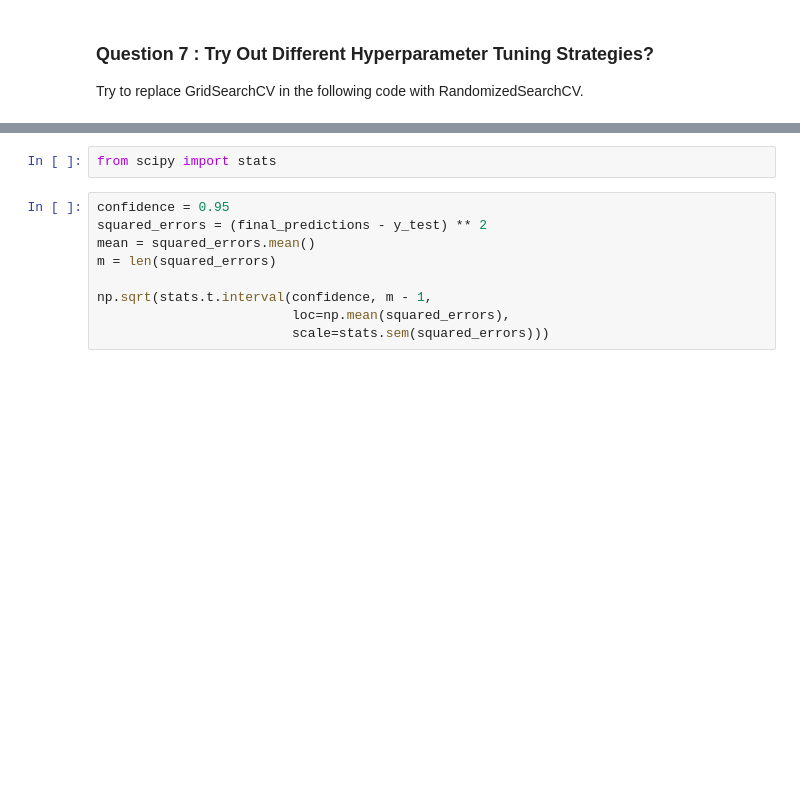
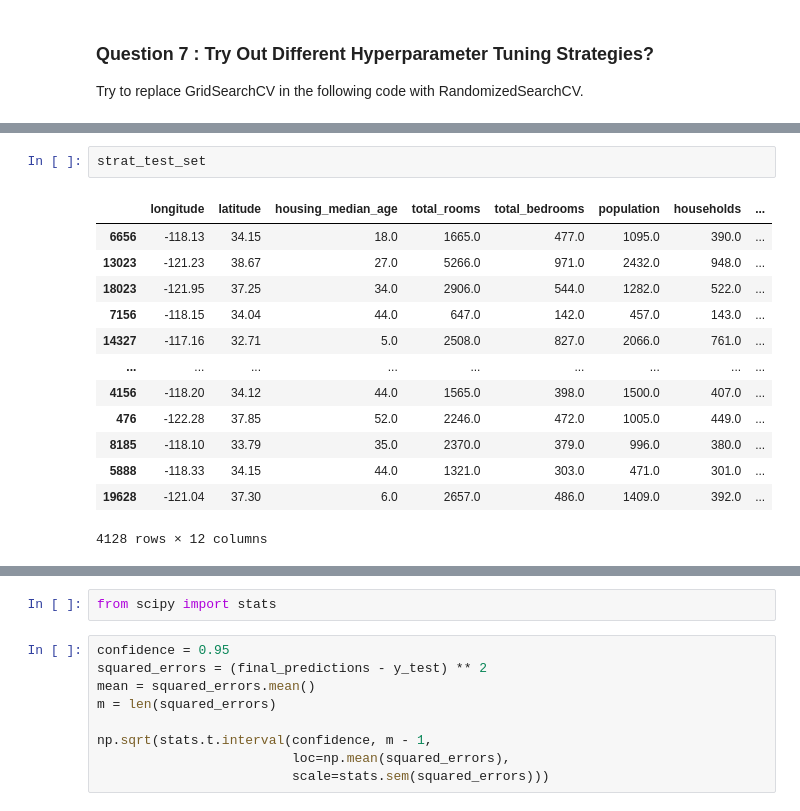
Before and after one commit to christian-ruiz/comp-642, a Jupyter notebook: module2/hw_2.ipynb, the cells around one changed output, grey strips where cells are left out. Saved outputs shown, nothing was run; the diff lists cells and outputs as text; blank space fills up the shorter version.

```diff
--- a/module2/hw_2.ipynb
+++ b/module2/hw_2.ipynb
@@ -867,2 +1068,18 @@ final_rmse = np.sqrt(final_mse)
+# %%
+strat_test_set
+# %% [output]
+|  | longitude | latitude | housing_median_age | total_rooms | total_bedrooms | population | households | ... |
+| 6656 | -118.13 | 34.15 | 18.0 | 1665.0 | 477.0 | 1095.0 | 390.0 | ... |
+| 13023 | -121.23 | 38.67 | 27.0 | 5266.0 | 971.0 | 2432.0 | 948.0 | ... |
+| 18023 | -121.95 | 37.25 | 34.0 | 2906.0 | 544.0 | 1282.0 | 522.0 | ... |
+| 7156 | -118.15 | 34.04 | 44.0 | 647.0 | 142.0 | 457.0 | 143.0 | ... |
+| 14327 | -117.16 | 32.71 | 5.0 | 2508.0 | 827.0 | 2066.0 | 761.0 | ... |
+| ... | ... | ... | ... | ... | ... | ... | ... | ... |
+| 4156 | -118.20 | 34.12 | 44.0 | 1565.0 | 398.0 | 1500.0 | 407.0 | ... |
+| 476 | -122.28 | 37.85 | 52.0 | 2246.0 | 472.0 | 1005.0 | 449.0 | ... |
+| 8185 | -118.10 | 33.79 | 35.0 | 2370.0 | 379.0 | 996.0 | 380.0 | ... |
+| 5888 | -118.33 | 34.15 | 44.0 | 1321.0 | 303.0 | 471.0 | 301.0 | ... |
+| 19628 | -121.04 | 37.30 | 6.0 | 2657.0 | 486.0 | 1409.0 | 392.0 | ... |
+4128 rows × 12 columns
 # %%
 final_rmse
```
Also changed, not shown: parts of 26 cells of this notebook, 5 other files.
